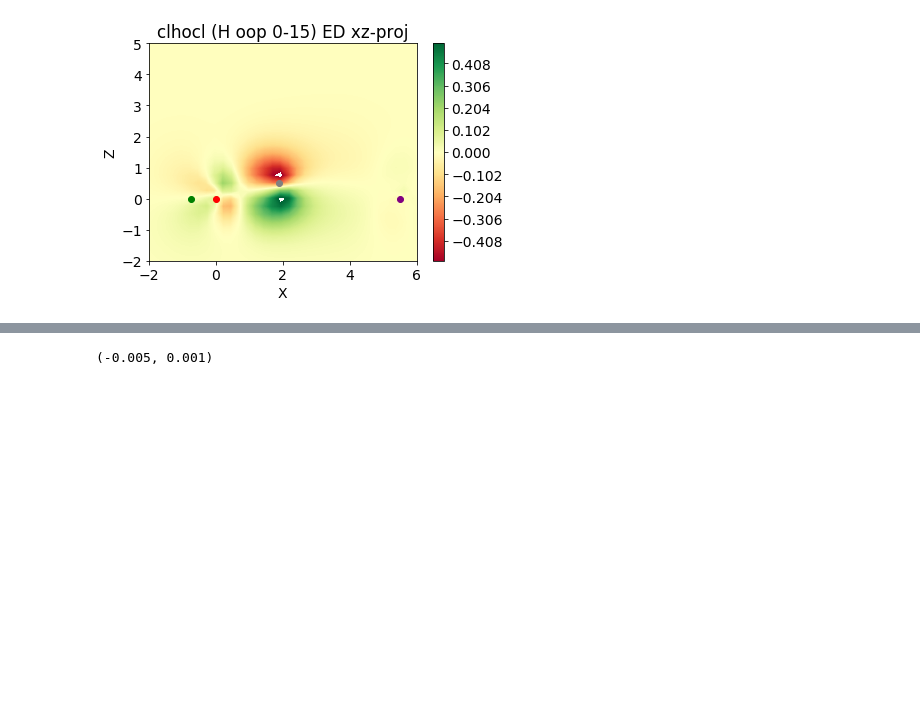
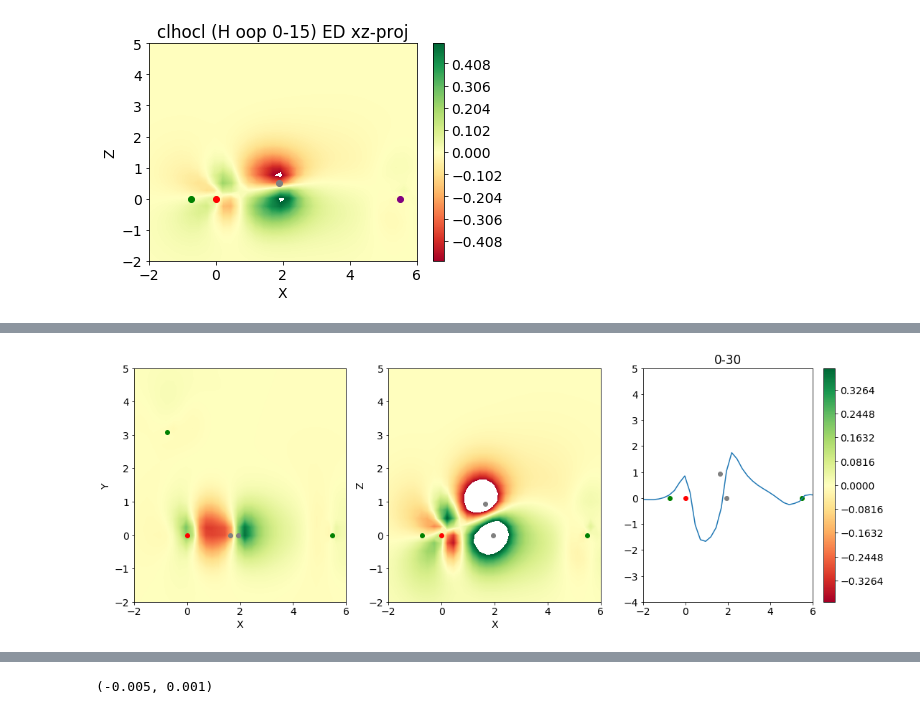
Before and after one commit to cgavinh/mccoy_hocl, a Jupyter notebook: ElectronDensity.ipynb, the cells around one changed output, grey strips where cells are left out. Cells and saved outputs as stored; diff of their text form; code cells hidden in the pictures; blank space fills up the shorter version.

```diff
--- a/ElectronDensity.ipynb
+++ b/ElectronDensity.ipynb
@@ -557,0 +543,71 @@ clhocl_0.density[:,
+# %%
+vmin=-0.4
+vmax=0.4
+levels=500
+level_boundaries = np.linspace(vmin, vmax, levels + 1)
+
+fig, axs = plt.subplots(1,3)
+CS = axs[0].contourf(clhocl_0.cdsX,
+                 clhocl_0.cdsY,
+                 np.sum(clhocl_0.density - clhocl_30.density, axis=2).T,
+                 level_boundaries,
+                 #vmin=vmin,
+                 #vmax=vmax,
+                 cmap=cm.get_cmap('RdYlGn'))
+#
+axs[0].scatter(clhocl_0.atmAr[:,0][0], clhocl_0.atmAr[:,1][0], color='red')
+axs[0].scatter(clhocl_0.atmAr[:,0][1], clhocl_0.atmAr[:,1][1], color='green')
+axs[0].scatter(clhocl_0.atmAr[:,0][2], clhocl_0.atmAr[:,1][2], color='green')
+axs[0].scatter(clhocl_0.atmAr[:,0][3], clhocl_0.atmAr[:,1][3], color='gray')
+axs[0].scatter(clhocl_30.atmAr[:,0][3], clhocl_30.atmAr[:,1][3], color='gray')
+axs[0].set_xlim(-2,6)
+axs[0].set_ylim(-2,5)
+axs[0].set_xlabel("X")
+axs[0].set_ylabel("Y")
+#ax.clabel(CS, inline=True, fontsize=10)
+#ax.set_title('Simplest default with labels')
+#CS.colorbar()
+#axs[0].set_title("clhocl (H oop 0-30) ED xy-proj")
+#plt.savefig('temp/clhocl_Hoop_0-30_xyProj.png')
+#plt.show()
+
+"""vmin=-0.9
+vmax=1
+levels=500
+level_boundaries = np.linspace(vmin, vmax, levels + 1)"""
+
+CS2 = axs[1].contourf(clhocl_0.cdsX,
+                 clhocl_0.cdsZ,
+                 np.sum(clhocl_0.density - clhocl_30.density, axis=1).T,
+                 level_boundaries,
+                 #vmin=vmin,
+                 #vmax=vmax,
+                 cmap=cm.get_cmap('RdYlGn'))
+axs[1].scatter(clhocl_0.atmAr[:,0][0], clhocl_0.atmAr[:,2][0], color='red')
+axs[1].scatter(clhocl_0.atmAr[:,0][1], clhocl_0.atmAr[:,2][1], color='green')
+axs[1].scatter(clhocl_0.atmAr[:,0][2], clhocl_0.atmAr[:,2][2], color='green')
+axs[1].scatter(clhocl_0.atmAr[:,0][3], clhocl_0.atmAr[:,2][3], color='gray')
+axs[1].scatter(clhocl_30.atmAr[:,0][3], clhocl_30.atmAr[:,2][3], color='gray')
+axs[1].set_xlim(-2,6)
+axs[1].set_ylim(-2,5)
+axs[1].set_xlabel("X")
+axs[1].set_ylabel("Z")
+axs[2].plot(clhocl_0.cdsX, np.sum(np.sum(clhocl_0.density - clhocl_30.density, axis=2), axis=1))
+axs[2].scatter(clhocl_0.atmAr[0,0], clhocl_0.atmAr[0,2], color='red')
+axs[2].scatter(clhocl_0.atmAr[1,0], clhocl_0.atmAr[1,2], color='green')
+axs[2].scatter(clhocl_0.atmAr[2,0], clhocl_0.atmAr[2,2], color='green')
+axs[2].scatter(clhocl_0.atmAr[3,0], clhocl_0.atmAr[3,2], color='gray')
+axs[2].scatter(clhocl_30.atmAr[3,0], clhocl_30.atmAr[3,2], color='gray')
+axs[2].set_xlim(-2,6)
+axs[2].set_ylim(-4,5)
+#ax.clabel(CS, inline=True, fontsize=10)
+#ax.set_title('Simplest default with labels')
+#CS.colorbar()
+#plt.title("clhocl (H oop 0-30) ED xz-proj")
+#plt.savefig('temp/clhocl_Hoop_0-30_xzProj.png')
+fig.colorbar(CS)
+fig.set_size_inches(w=18,h=6)
+plt.title("0-30")
+plt.show()
+# %% [output]
+[figure, added]
```
Also changed, not shown: parts of 28 cells of this notebook, 1 other file.
